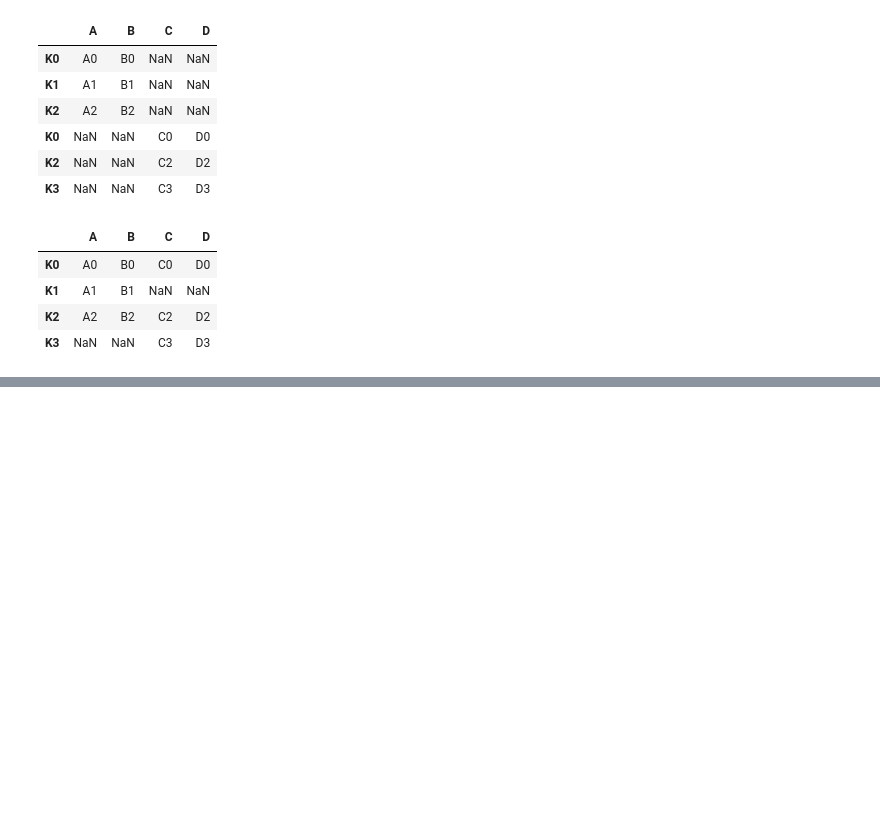
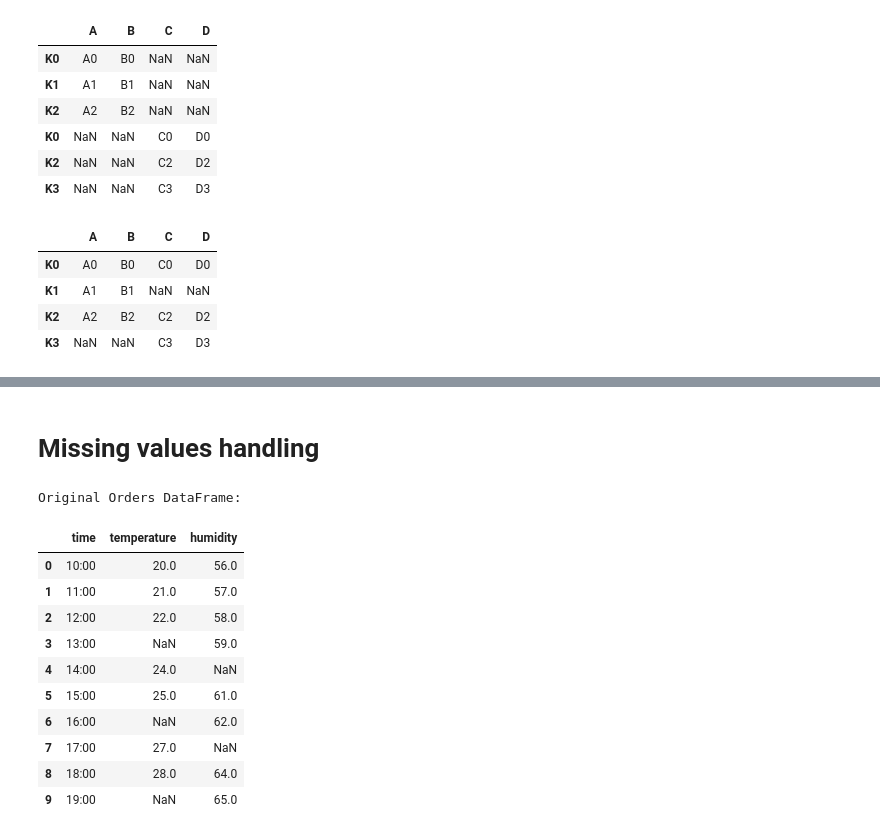
Before and after one commit to ThanyabunPh/wu-python-workshop, a Jupyter notebook: notebook_day2_part1.ipynb, the cells around one changed output, grey strips where cells are left out. Cells and saved outputs as stored; diff of their text form; code cells hidden in the pictures; blank space fills up the shorter version.

```diff
--- a/notebook_day2_part1.ipynb
+++ b/notebook_day2_part1.ipynb
@@ -546,0 +651,27 @@ concat2
+# %% [markdown]
+# Missing values handling
+# %%
+# Original data with missing values
+data = {
+    'time': ['10:00', '11:00', '12:00', '13:00', '14:00', '15:00', '16:00', '17:00', '18:00', '19:00'],
+    'temperature': [20, 21, 22, np.nan, 24, 25, np.nan, 27, 28, np.nan],
+    'humidity': [56, 57, 58, 59, np.nan, 61, 62, np.nan, 64, 65],
+}
+
+df = pd.DataFrame(data)
+# %%
+print("Original Orders DataFrame:")
+df
+# %% [output]
+Original Orders DataFrame:
+|  | time | temperature | humidity |
+| 0 | 10:00 | 20.0 | 56.0 |
+| 1 | 11:00 | 21.0 | 57.0 |
+| 2 | 12:00 | 22.0 | 58.0 |
+| 3 | 13:00 | NaN | 59.0 |
+| 4 | 14:00 | 24.0 | NaN |
+| 5 | 15:00 | 25.0 | 61.0 |
+| 6 | 16:00 | NaN | 62.0 |
+| 7 | 17:00 | 27.0 | NaN |
+| 8 | 18:00 | 28.0 | 64.0 |
+| 9 | 19:00 | NaN | 65.0 |
```
Also changed, not shown: parts of 20 cells of this notebook.
